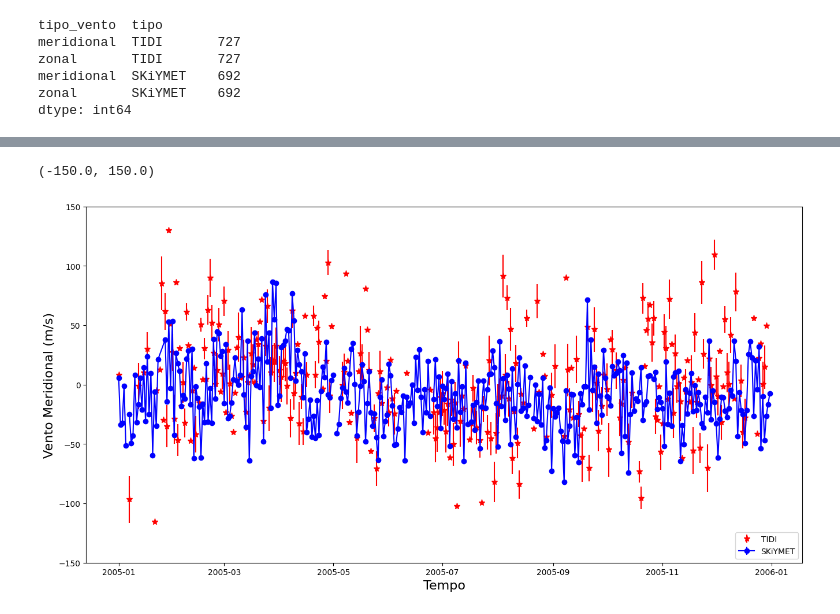
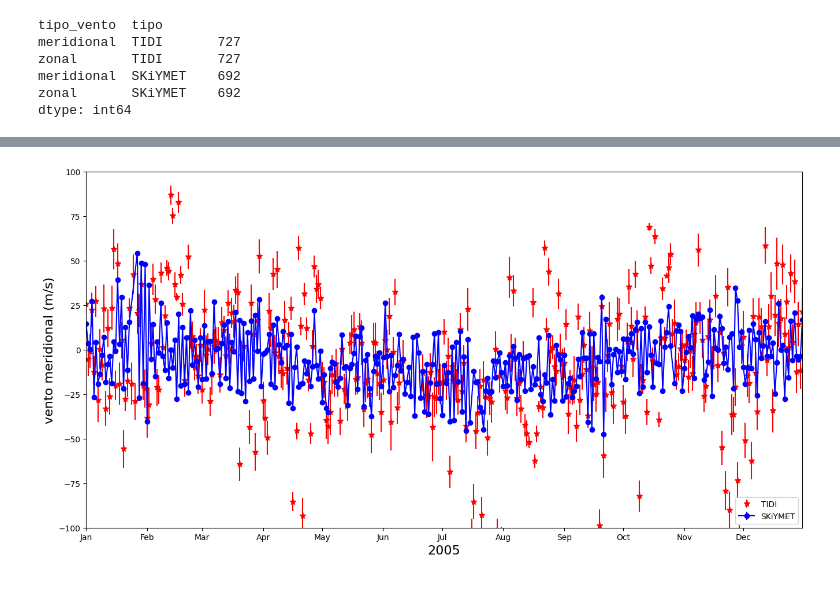
Before and after one commit to KateMorf/skiymet-tidi-plot, a Jupyter notebook: plot_lines_tidi_radar.ipynb, the cells around one changed output, grey strips where cells are left out. Drawn from its saved outputs; the diff is of its cells as text; code cells hidden in the pictures.

Commit message:
correcoes_plot

```diff
--- a/plot_lines_tidi_radar.ipynb
+++ b/plot_lines_tidi_radar.ipynb
@@ -196,5 +199,3 @@ zonal       TIDI       727
 meridional  SKiYMET    692
 zonal       SKiYMET    692
 dtype: int64
-# %%
-df_plot = df[(df.dia>='2005-01-01') & (df.dia < '2006-01-01')]
@@ -222,26 +207,37 @@ df_plot
 # fazer 4 graficos: 2005-Merid, 2005-Zonal, 2006-Merid, 2005-Zonal
 # %%
 import matplotlib.pyplot as plt
+import datetime
+import matplotlib.dates as mdates
 import numpy as np
 
-fig, ax = plt.subplots(1, 1, figsize=(16,8))
+def multiplot_errorbars_winds(df, year, tipo_vento, titulo):
+    fig, ax = plt.subplots(1, 1, figsize=(16,8))
 
-x1 = pd.to_datetime(df_plot[(df_plot['tipo']=='TIDI')&(df_plot['tipo_vento']=='meridional')]['dia'])
-y1 = df_plot[(df_plot['tipo']=='TIDI')&(df_plot['tipo_vento']=='meridional')]['90']
-e1 = df_plot[(df_plot['tipo']=='TIDI')&(df_plot['tipo_vento']=='meridional')]['90_std']
+    df_plot = df[(df.dia>=year+'-01-01') & (df.dia <= year+'-12-31')]
 
-x2 = pd.to_datetime(df_plot[(df_plot['tipo']=='SKiYMET')&(df_plot['tipo_vento']=='meridional')]['dia'])
-y2 = df_plot[(df_plot['tipo']=='SKiYMET')&(df_plot['tipo_vento']=='meridional')]['90']
-e2 = df_plot[(df_plot['tipo']=='SKiYMET')&(df_plot['tipo_vento']=='meridional')]['90_std']
+    x1 = pd.to_datetime(df_plot[(df_plot['tipo']=='TIDI')&(df_plot['tipo_vento']==tipo_vento)]['dia'])
+    y1 = df_plot[(df_plot['tipo']=='TIDI')&(df_plot['tipo_vento']==tipo_vento)]['90']
+    e1 = df_plot[(df_plot['tipo']=='TIDI')&(df_plot['tipo_vento']==tipo_vento)]['90_std']
 
-ax.errorbar(x1, y1, e1, linestyle='None', marker='*', color='red', markersize=8, label='TIDI')
-ax.errorbar(x2, y2, e2, linestyle='-', marker='o', color='blue', label='SKiYMET')
+    x2 = pd.to_datetime(df_plot[(df_plot['tipo']=='SKiYMET')&(df_plot['tipo_vento']==tipo_vento)]['dia'])
+    y2 = df_plot[(df_plot['tipo']=='SKiYMET')&(df_plot['tipo_vento']==tipo_vento)]['90']
+    e2 = df_plot[(df_plot['tipo']=='SKiYMET')&(df_plot['tipo_vento']==tipo_vento)]['90_std']
 
-ax.set_xlabel('Tempo', fontsize=16)
-ax.set_ylabel('Vento Meridional (m/s)', fontsize=16)
-ax.legend(loc='lower right')
+    ax.errorbar(x1, y1, e1, linestyle='None', marker='*', color='red', markersize=8, label='TIDI')
+    ax.errorbar(x2, y2, e2, linestyle='-', marker='o', color='blue', label='SKiYMET')
 
-plt.ylim(-150, 150)
+    ax.xaxis.set_major_formatter(mdates.DateFormatter('%b'))
+    ax.set_xlabel(year, fontsize=16)
+    ax.set_ylabel('vento '+tipo_vento+' (m/s)', fontsize=16)
+    ax.legend(loc='lower right')
+
+    plt.xlim([datetime.date(int(year), 1, 1), datetime.date(int(year), 12, 31)])
+    plt.ylim(-100, 100)
+
+    plt.savefig(f'dados/radar/figuras/{titulo}.png')
+    plt.show()
-# %% [output]
-(-150.0, 150.0)
-[figure, removed]
+# %%
+multiplot_errorbars_winds(df, '2005', 'meridional', 'comparacao_tidi_skiymet_meridional_2005')
+# %% [output]
+[figure, added]
```
Also changed, not shown: parts of 8 cells of this notebook, 29 other files.
